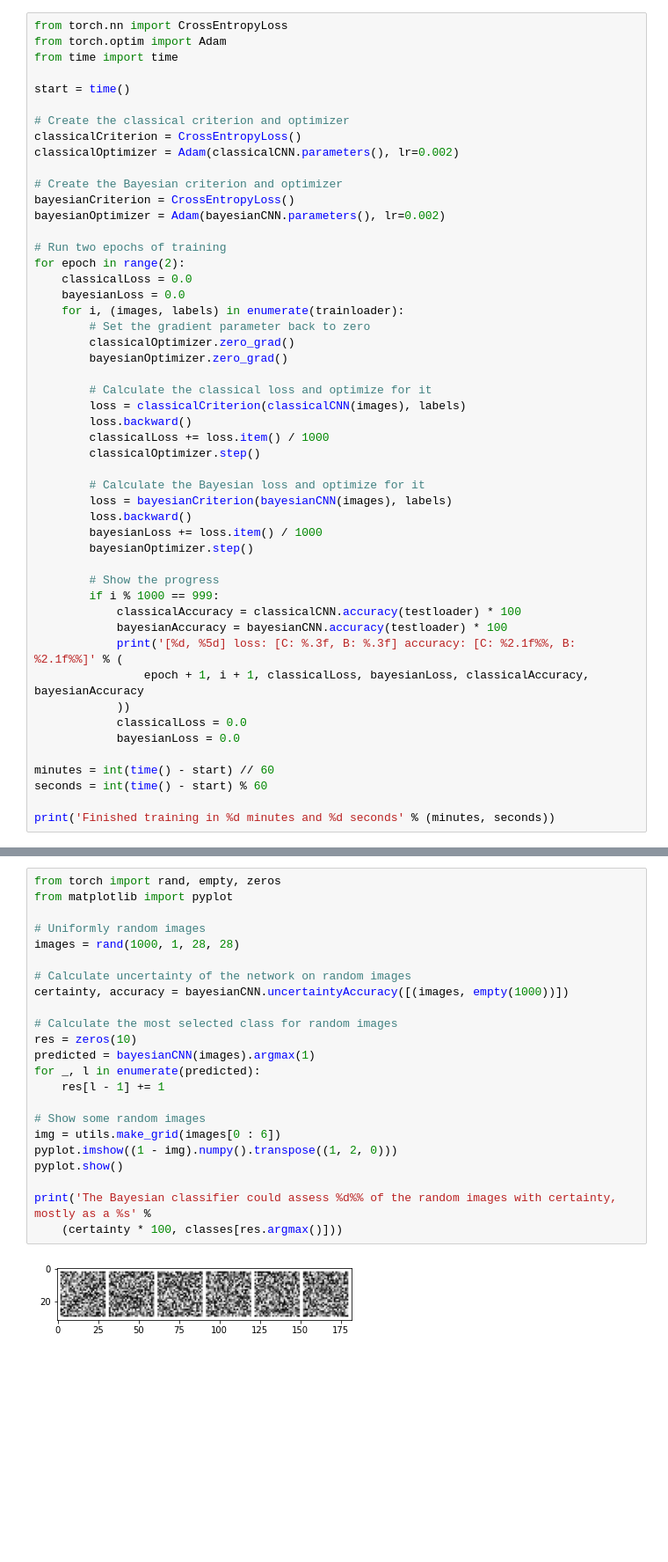
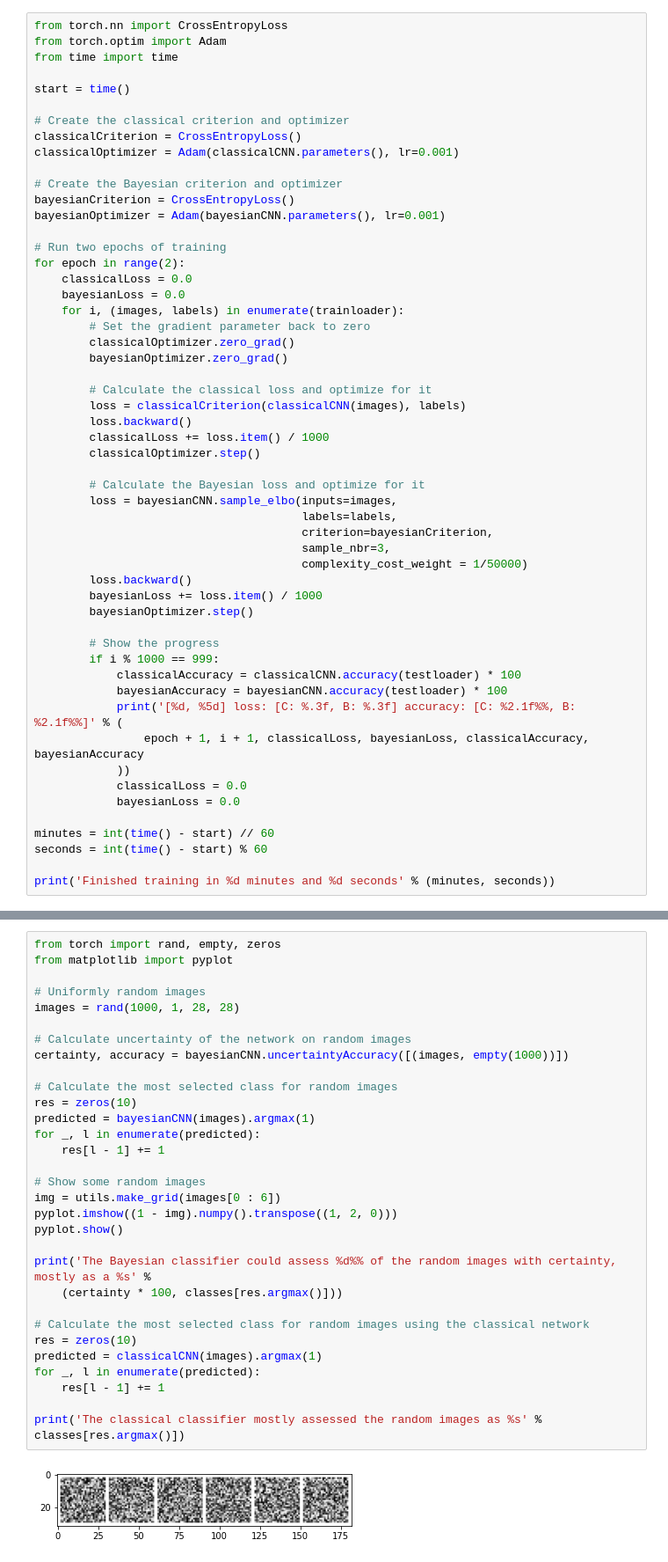
Before and after one commit to tijsmoree/fashion-mnist, a Jupyter notebook: main.ipynb, the cells around one changed output, grey strips where cells are left out. Shown: that part at 88% size. Cells and saved outputs as stored; diff of their text form; blank space fills up the shorter version.

```diff
--- a/main.ipynb
+++ b/main.ipynb
@@ -158,11 +167,11 @@ start = time()
 
 # Create the classical criterion and optimizer
 classicalCriterion = CrossEntropyLoss()
-classicalOptimizer = Adam(classicalCNN.parameters(), lr=0.002)
+classicalOptimizer = Adam(classicalCNN.parameters(), lr=0.001)
 
 # Create the Bayesian criterion and optimizer
 bayesianCriterion = CrossEntropyLoss()
-bayesianOptimizer = Adam(bayesianCNN.parameters(), lr=0.002)
+bayesianOptimizer = Adam(bayesianCNN.parameters(), lr=0.001)
 
 # Run two epochs of training
 for epoch in range(2):
@@ -180,7 +189,11 @@ for epoch in range(2):
         classicalOptimizer.step()
 
         # Calculate the Bayesian loss and optimize for it
-        loss = bayesianCriterion(bayesianCNN(images), labels)
+        loss = bayesianCNN.sample_elbo(inputs=images,
+                                       labels=labels,
+                                       criterion=bayesianCriterion,
+                                       sample_nbr=3,
+                                       complexity_cost_weight = 1/50000)
         loss.backward()
         bayesianLoss += loss.item() / 1000
         bayesianOptimizer.step()
@@ -266,25 +291,33 @@ The Bayesian classifier could assess 98% of the images with certainty and did so
 # %%
 from torch import rand, empty, zeros
 from matplotlib import pyplot
 
 # Uniformly random images
 images = rand(1000, 1, 28, 28)
 
 # Calculate uncertainty of the network on random images
 certainty, accuracy = bayesianCNN.uncertaintyAccuracy([(images, empty(1000))])
 
 # Calculate the most selected class for random images
 res = zeros(10)
 predicted = bayesianCNN(images).argmax(1)
 for _, l in enumerate(predicted):
     res[l - 1] += 1
 
 # Show some random images
 img = utils.make_grid(images[0 : 6])
 pyplot.imshow((1 - img).numpy().transpose((1, 2, 0)))
 pyplot.show()
 
 print('The Bayesian classifier could assess %d%% of the random images with certainty, mostly as a %s' %
     (certainty * 100, classes[res.argmax()]))
+
+# Calculate the most selected class for random images using the classical network
+res = zeros(10)
+predicted = classicalCNN(images).argmax(1)
+for _, l in enumerate(predicted):
+    res[l - 1] += 1
+
+print('The classical classifier mostly assessed the random images as %s' % classes[res.argmax()])
 # %% [output]
-[figure, old version]
+[figure, new version]
```
Also changed, not shown: parts of 13 cells of this notebook.
